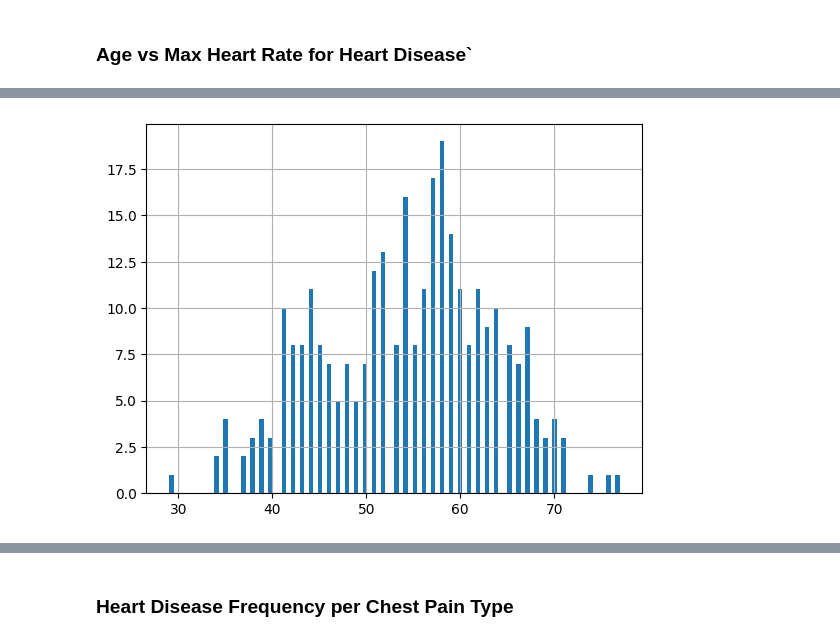
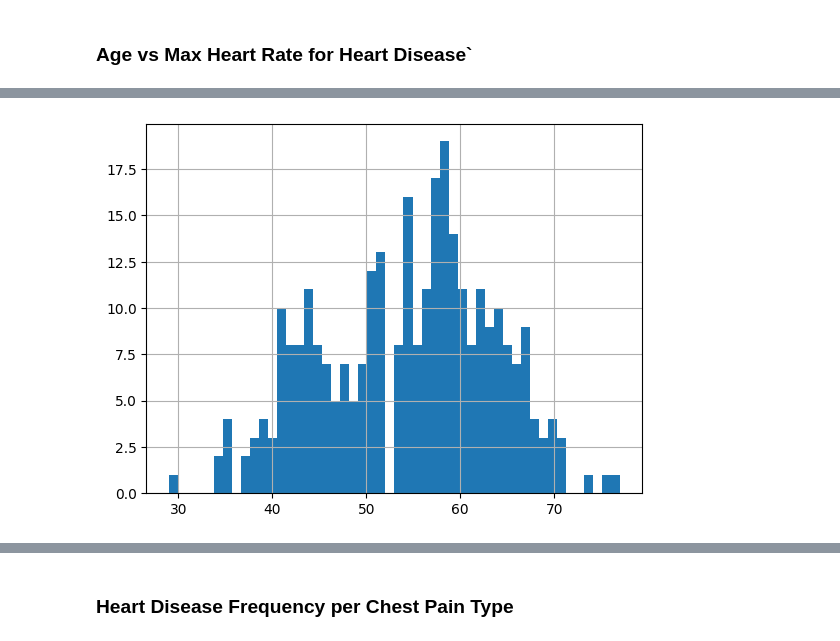
Before and after one commit to Argyrhspet1/Classification-project-on-heart-disease, a Jupyter notebook: Heart_disease_classification_project.ipynb, the cells around one changed output, grey strips where cells are left out. Saved outputs shown, nothing was run; the diff lists cells and outputs as text; code cells hidden in the pictures.

```diff
--- a/Heart_disease_classification_project.ipynb
+++ b/Heart_disease_classification_project.ipynb
@@ -179,6 +167,6 @@ plt.scatter(data.age[data.target==0],
 [figure]
 # %%
-# Chec k the distribution of the age column with a histogram
-data.age.hist(bins=100);
+# Check the distribution of the age column with a histogram
+data.age.hist(bins=50);
 # %% [output]
-[figure, old version]
+[figure, new version]
```
Also changed, not shown: parts of 28 cells of this notebook.
